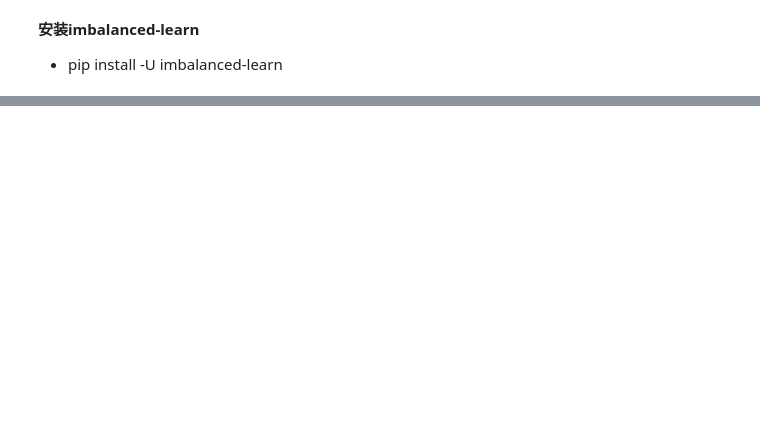
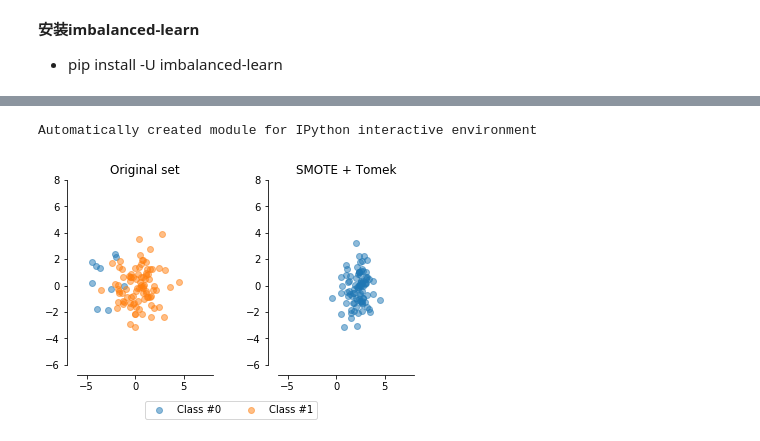
Before and after one commit to Huang-Renpeng/wanmen_newgame, a Jupyter notebook: 什么是好的模型结果.ipynb, the cells around one changed output, grey strips where cells are left out. Saved outputs shown, nothing was run; the diff lists cells and outputs as text; code cells hidden in the pictures; blank space fills up the shorter version.

```diff
--- a/什么是好的模型结果.ipynb
+++ b/什么是好的模型结果.ipynb
@@ -282,0 +350,55 @@ cross_entropy =  0.2932517527119438
+# %%
+import matplotlib.pyplot as plt
+from sklearn.datasets import make_classification
+from sklearn.decomposition import PCA
+
+from imblearn.combine import SMOTETomek
+
+print(__doc__)
+
+# denerate the dataset
+X,y = make_classification(n_classes=2,class_sep=2,weights=[0.1,0.9],
+                         n_informative=3,n_redundant=1,flip_y=0,
+                         n_features=20,n_clusters_per_class=1,
+                         n_samples=100,random_state=10)
+
+# Instanciate a PCA object for the sake of easy visualisation
+pca = PCA(n_components=2)
+# Fit and transform x to visualise inside a 2D feature space
+X_vis = pca.fit_transform(X)
+
+# Apply SMOTE + Tomek links
+sm = SMOTETomek()
+X_resampled,y_resampled = sm.fit_sample(X,y)
+X_res_vis = pca.fit_transform(X_resampled)
+
+# Two subplots, unpack the axes array immediately
+f,(ax1,ax2)=plt.subplots(1,2)
+
+c0 = ax1.scatter(X_vis[y==0,0],X_vis[y==0,1],label='Class #0',
+                alpha=0.5)
+c1 = ax1.scatter(X_vis[y==1,0],X_vis[y==1,1],label='Class #1',
+                alpha=0.5)
+ax1.set_title('Original set')
+ax2.scatter(X_res_vis[y_resampled==1,0],X_res_vis[y_resampled==1,1],label='Class #1',
+                alpha=0.5)
+ax2.set_title('SMOTE + Tomek')
+
+# make a nice plotting
+for ax in (ax1,ax2):
+    ax.spines['top'].set_visible(False)
+    ax.spines['right'].set_visible(False)
+    ax.get_xaxis().tick_bottom()
+    ax.get_yaxis().tick_left()
+    ax.spines['left'].set_position(('outward',10))
+    ax.spines['bottom'].set_position(('outward',10))
+    ax.set_xlim([-6,8])
+    ax.set_ylim([-6,8])
+
+plt.figlegend((c0,c1),('Class #0','Class #1'),loc='lower center',
+             ncol=2,labelspacing=0.)
+plt.tight_layout(pad=3)
+plt.show()
+# %% [output]
+Automatically created module for IPython interactive environment
+[figure, added]
```
Also changed, not shown: parts of 17 cells of this notebook, 7 other files.
